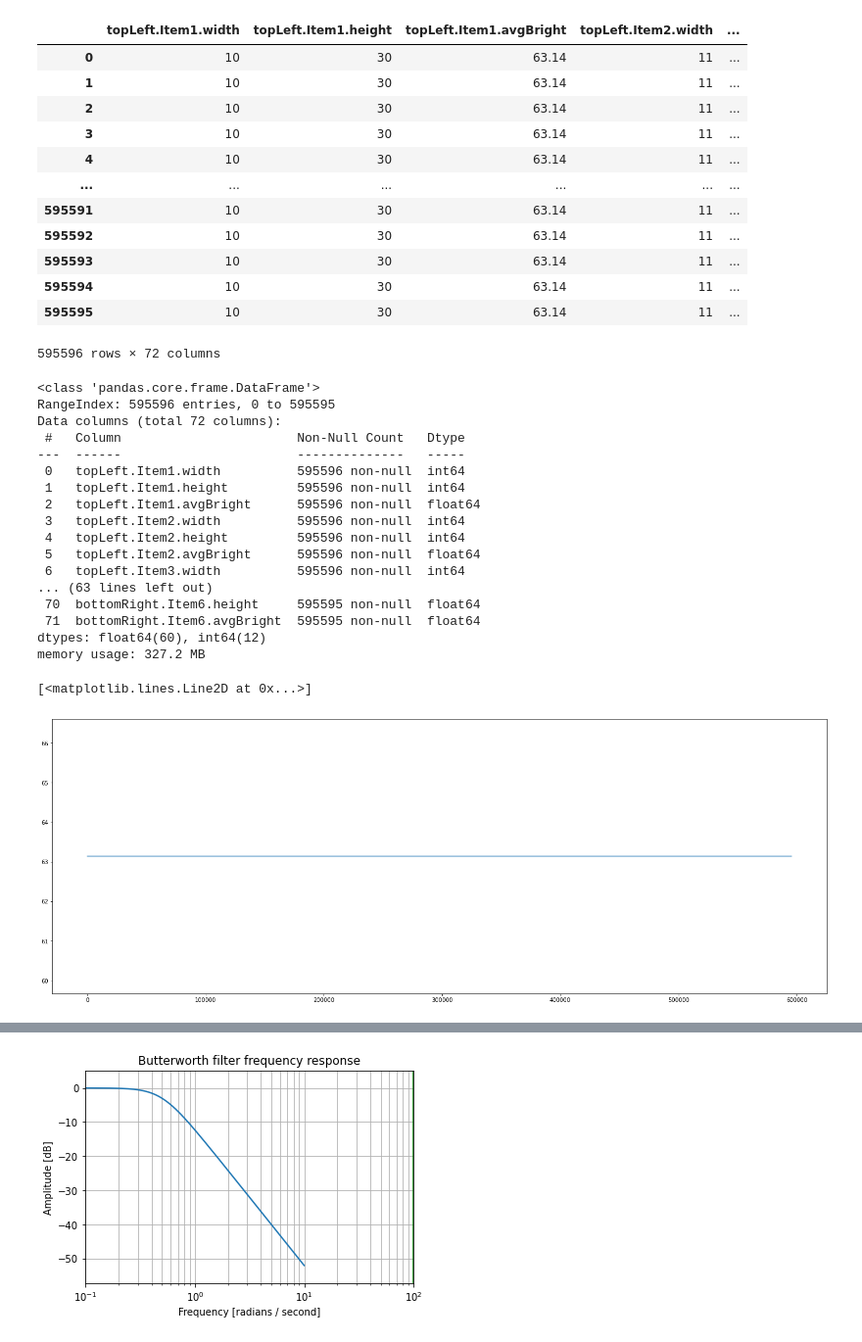
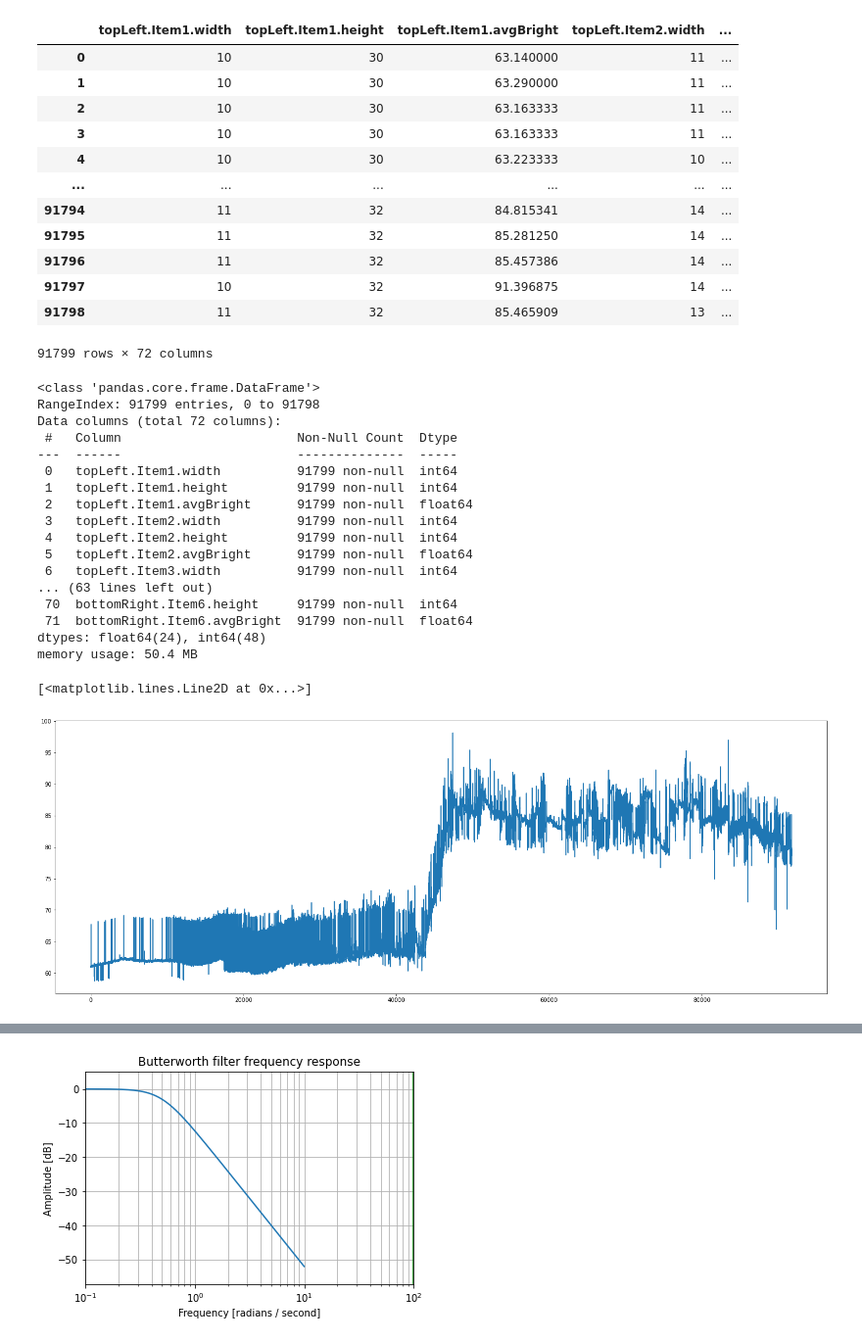
Before and after one commit to jmenzies280/embryo-monitoring, a Jupyter notebook: software/analysis/analysis1.ipynb, the cells around one changed output, grey strips where cells are left out. Shown at 98% size. Saved outputs shown, nothing was run; the diff lists cells and outputs as text; code cells hidden in the pictures.

```diff
--- a/software/analysis/analysis1.ipynb
+++ b/software/analysis/analysis1.ipynb
@@ -12,7 +12,7 @@ from scipy import signal
 #tell python where the data is located, based on the current folder
 filePath = "..//..//data//"
 # tell what is the file name we will open and load data
-fileName = "output2022-01-19T18_30_32.csv"
+fileName = "output2022-01-20T11_12_09.csv"
 # %%
 #load data into "data" variable
 data = pd.read_csv(filePath+fileName)
@@ -20,18 +20,18 @@ data = pd.read_csv(filePath+fileName)
 data
 # %% [output]
 |  | topLeft.Item1.width | topLeft.Item1.height | topLeft.Item1.avgBright | topLeft.Item2.width | ... |
-| 0 | 10 | 30 | 63.14 | 11 | ... |
-| 1 | 10 | 30 | 63.14 | 11 | ... |
-| 2 | 10 | 30 | 63.14 | 11 | ... |
-| 3 | 10 | 30 | 63.14 | 11 | ... |
-| 4 | 10 | 30 | 63.14 | 11 | ... |
+| 0 | 10 | 30 | 63.140000 | 11 | ... |
+| 1 | 10 | 30 | 63.290000 | 11 | ... |
+| 2 | 10 | 30 | 63.163333 | 11 | ... |
+| 3 | 10 | 30 | 63.163333 | 11 | ... |
+| 4 | 10 | 30 | 63.223333 | 10 | ... |
 | ... | ... | ... | ... | ... | ... |
-| 595591 | 10 | 30 | 63.14 | 11 | ... |
-| 595592 | 10 | 30 | 63.14 | 11 | ... |
-| 595593 | 10 | 30 | 63.14 | 11 | ... |
-| 595594 | 10 | 30 | 63.14 | 11 | ... |
-| 595595 | 10 | 30 | 63.14 | 11 | ... |
+| 91794 | 11 | 32 | 84.815341 | 14 | ... |
+| 91795 | 11 | 32 | 85.281250 | 14 | ... |
+| 91796 | 11 | 32 | 85.457386 | 14 | ... |
+| 91797 | 10 | 32 | 91.396875 | 14 | ... |
+| 91798 | 11 | 32 | 85.465909 | 13 | ... |
-595596 rows × 72 columns
+91799 rows × 72 columns
 # %%
 #show the names of each column
 # from this we learn that the data is organised pairwise, that is every two columns come from a specific ROI,
@@ -40,28 +40,28 @@ data
 data.info()
 # %% [output]
 <class 'pandas.core.frame.DataFrame'>
-RangeIndex: 595596 entries, 0 to 595595
+RangeIndex: 91799 entries, 0 to 91798
 Data columns (total 72 columns):
- #   Column                       Non-Null Count   Dtype
----  ------                       --------------   -----
- 0   topLeft.Item1.width          595596 non-null  int64
- 1   topLeft.Item1.height         595596 non-null  int64
- 2   topLeft.Item1.avgBright      595596 non-null  float64
- 3   topLeft.Item2.width          595596 non-null  int64
- 4   topLeft.Item2.height         595596 non-null  int64
- 5   topLeft.Item2.avgBright      595596 non-null  float64
- 6   topLeft.Item3.width          595596 non-null  int64
+ #   Column                       Non-Null Count  Dtype
+---  ------                       --------------  -----
+ 0   topLeft.Item1.width          91799 non-null  int64
+ 1   topLeft.Item1.height         91799 non-null  int64
+ 2   topLeft.Item1.avgBright      91799 non-null  float64
+ 3   topLeft.Item2.width          91799 non-null  int64
+ 4   topLeft.Item2.height         91799 non-null  int64
+ 5   topLeft.Item2.avgBright      91799 non-null  float64
+ 6   topLeft.Item3.width          91799 non-null  int64
 ... (63 lines left out)
- 70  bottomRight.Item6.height     595595 non-null  float64
- 71  bottomRight.Item6.avgBright  595595 non-null  float64
-dtypes: float64(60), int64(12)
-memory usage: 327.2 MB
+ 70  bottomRight.Item6.height     91799 non-null  int64
+ 71  bottomRight.Item6.avgBright  91799 non-null  float64
+dtypes: float64(24), int64(48)
+memory usage: 50.4 MB
 # %%
 fig = plt.figure(figsize=[25,20])
 sub1=plt.subplot(2,1,1)
-plt.plot(data["topLeft.Item1.avgBright"][0:-1])
+plt.plot(data["bottomRight.Item3.avgBright"][0:-1])
 # %% [output]
 [<matplotlib.lines.Line2D at 0x...>]
-[figure, old version]
+[figure, new version]
 # %%
 roll = 60
```
Also changed, not shown: parts of 1 cell of this notebook, 5 other files.
